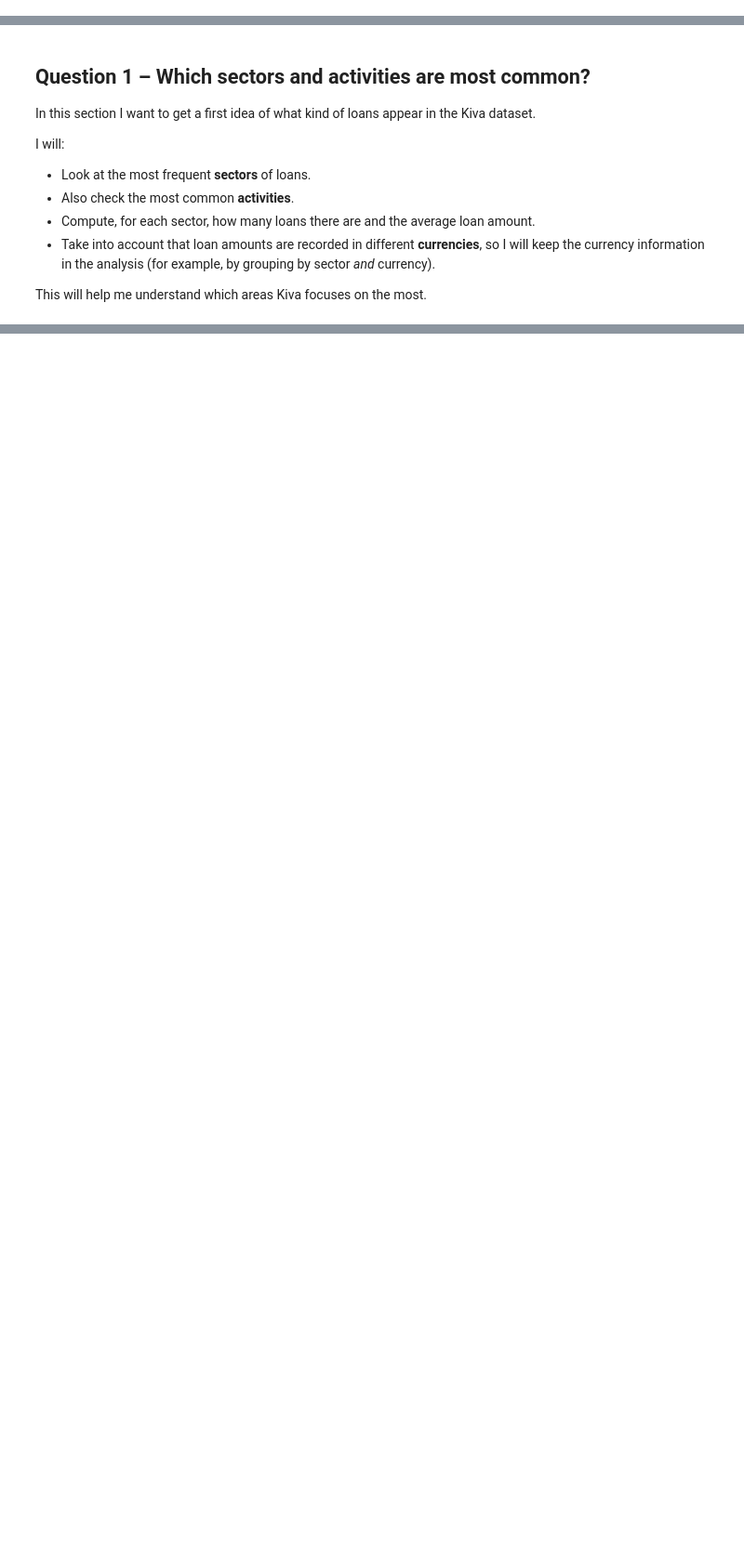
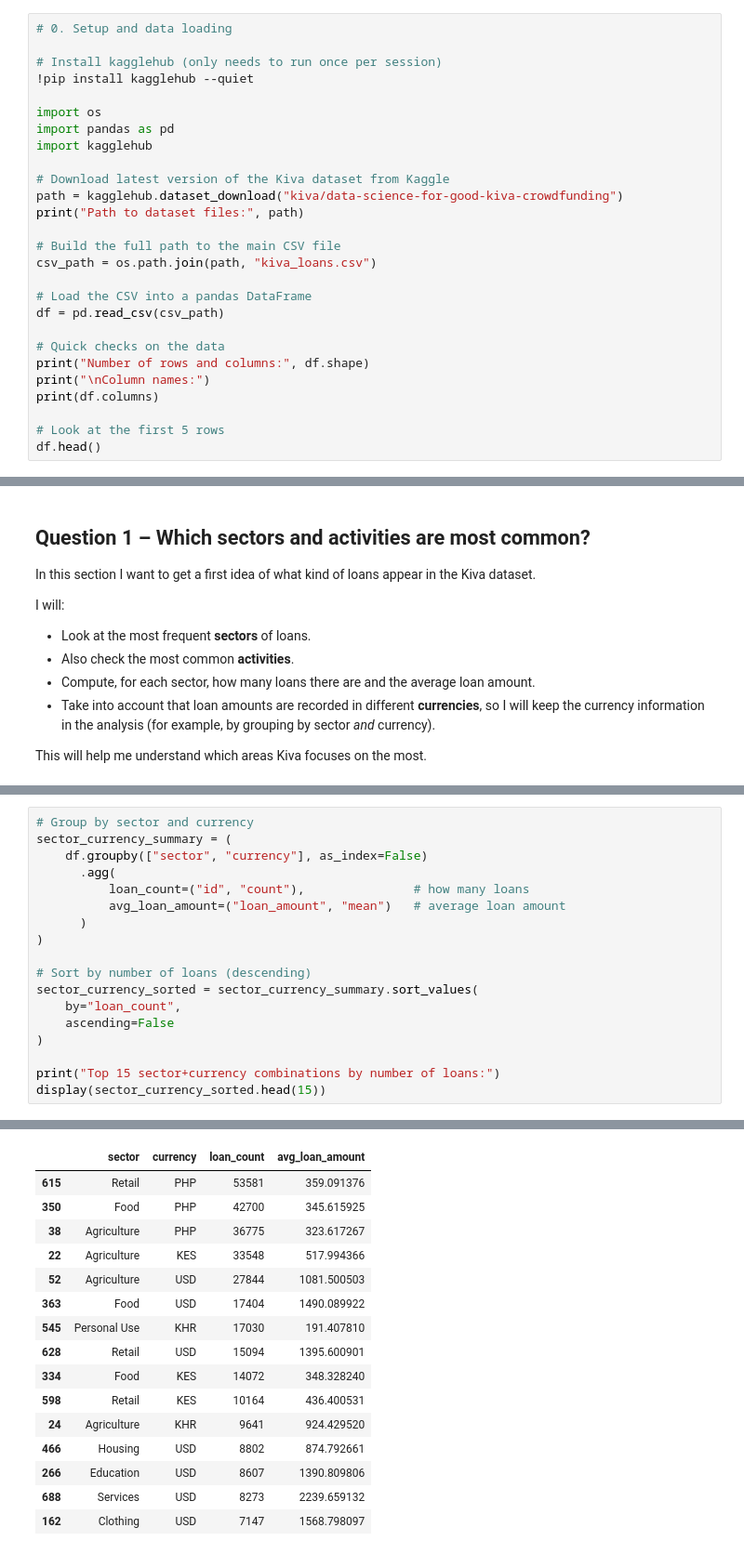
Before and after one commit to asternoeld/introduction-to-python, a Jupyter notebook: kiva_loans_analysis_aster.ipynb, the cells around one changed output, grey strips where cells are left out. Shown at 93% size. Drawn from its saved outputs; the diff is of its cells as text; blank space fills up the shorter version.

```diff
--- a/kiva_loans_analysis_aster.ipynb
+++ b/kiva_loans_analysis_aster.ipynb
@@ -42,0 +35,27 @@ FileNotFoundError: [Errno 2] No such file or directory: 'kiva_loans.csv'
+# %%
+# 0. Setup and data loading
+
+# Install kagglehub (only needs to run once per session)
+!pip install kagglehub --quiet
+
+import os
+import pandas as pd
+import kagglehub
+
+# Download latest version of the Kiva dataset from Kaggle
+path = kagglehub.dataset_download("kiva/data-science-for-good-kiva-crowdfunding")
+print("Path to dataset files:", path)
+
+# Build the full path to the main CSV file
+csv_path = os.path.join(path, "kiva_loans.csv")
+
+# Load the CSV into a pandas DataFrame
+df = pd.read_csv(csv_path)
+
+# Quick checks on the data
+print("Number of rows and columns:", df.shape)
+print("\nColumn names:")
+print(df.columns)
+
+# Look at the first 5 rows
+df.head()
@@ -54,0 +144,19 @@ This will help me understand which areas Kiva focuses on the most.
+# %%
+# Group by sector and currency
+sector_currency_summary = (
+    df.groupby(["sector", "currency"], as_index=False)
+      .agg(
+          loan_count=("id", "count"),               # how many loans
+          avg_loan_amount=("loan_amount", "mean")   # average loan amount
+      )
+)
+
+# Sort by number of loans (descending)
+sector_currency_sorted = sector_currency_summary.sort_values(
+    by="loan_count",
+    ascending=False
+)
+
+print("Top 15 sector+currency combinations by number of loans:")
+display(sector_currency_sorted.head(15))
+# %% [output]
@@ -54,0 +164,16 @@ This will help me understand which areas Kiva focuses on the most.
+|  | sector | currency | loan_count | avg_loan_amount |
+| 615 | Retail | PHP | 53581 | 359.091376 |
+| 350 | Food | PHP | 42700 | 345.615925 |
+| 38 | Agriculture | PHP | 36775 | 323.617267 |
+| 22 | Agriculture | KES | 33548 | 517.994366 |
+| 52 | Agriculture | USD | 27844 | 1081.500503 |
+| 363 | Food | USD | 17404 | 1490.089922 |
+| 545 | Personal Use | KHR | 17030 | 191.407810 |
+| 628 | Retail | USD | 15094 | 1395.600901 |
+| 334 | Food | KES | 14072 | 348.328240 |
+| 598 | Retail | KES | 10164 | 436.400531 |
+| 24 | Agriculture | KHR | 9641 | 924.429520 |
+| 466 | Housing | USD | 8802 | 874.792661 |
+| 266 | Education | USD | 8607 | 1390.809806 |
+| 688 | Services | USD | 8273 | 2239.659132 |
+| 162 | Clothing | USD | 7147 | 1568.798097 |
```
Also changed, not shown: parts of 48 cells of this notebook.
